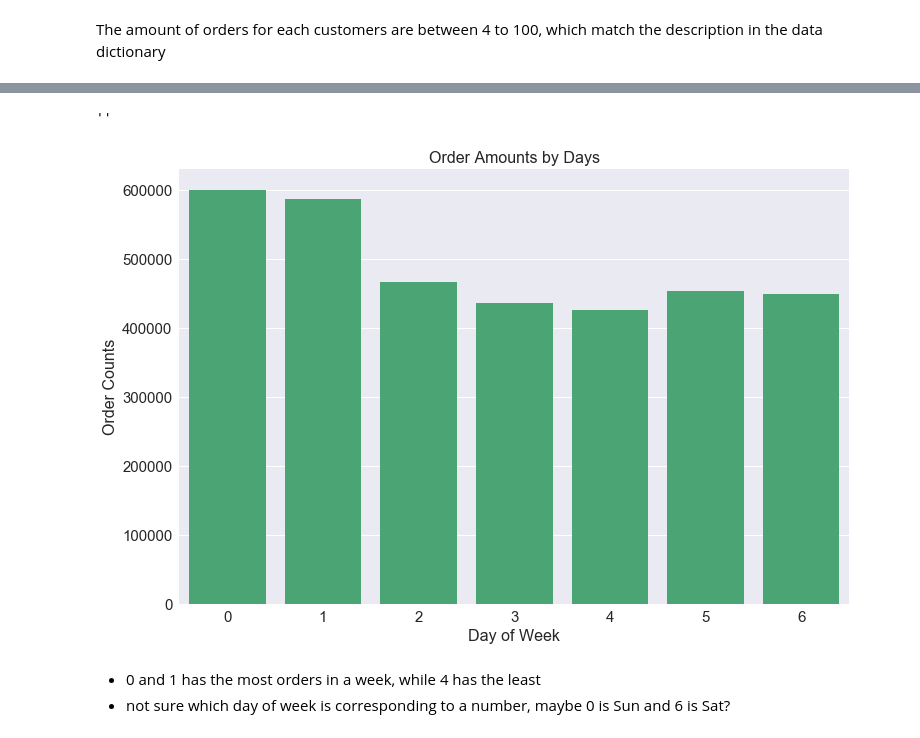
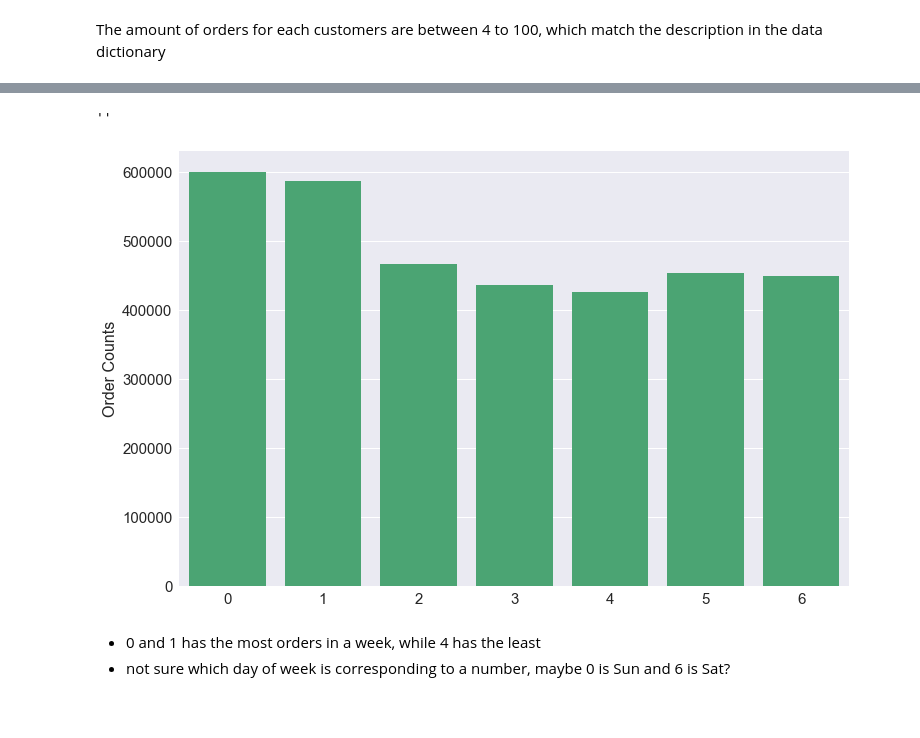
Before and after one commit to khsio/project_kojak, a Jupyter notebook: Project_Kojak_EDA.ipynb, the cells around one changed output, grey strips where cells are left out. Drawn from its saved outputs; the diff is of its cells as text; code cells hidden in the pictures; blank space fills up the shorter version.

```diff
--- a/Project_Kojak_EDA.ipynb
+++ b/Project_Kojak_EDA.ipynb
@@ -210,16 +265,16 @@ The amount of orders for each customers are between 4 to 100, which match the de
 # %%
 plt.figure(figsize=(12,8))
 sns.countplot(x=orders.order_dow, color='mediumseagreen')
 
-plt.title("Order Amounts by Days", fontsize=16)
-plt.xlabel('Day of Week', fontsize=16)
+#plt.title("Order Amounts by Days", fontsize=16)
+plt.xlabel('', fontsize=16)
 plt.xticks(fontsize=15)
 plt.ylabel('Order Counts', fontsize=16)
 plt.yticks(fontsize=15)
 ;
 # %% [output]
 ''
-[figure, old version]
+[figure, new version]
 # %% [markdown]
 - 0 and 1 has the most orders in a week, while 4 has the least
 - not sure which day of week is corresponding to a number, maybe 0 is Sun and 6 is Sat?
```
Also changed, not shown: parts of 10 cells of this notebook.
